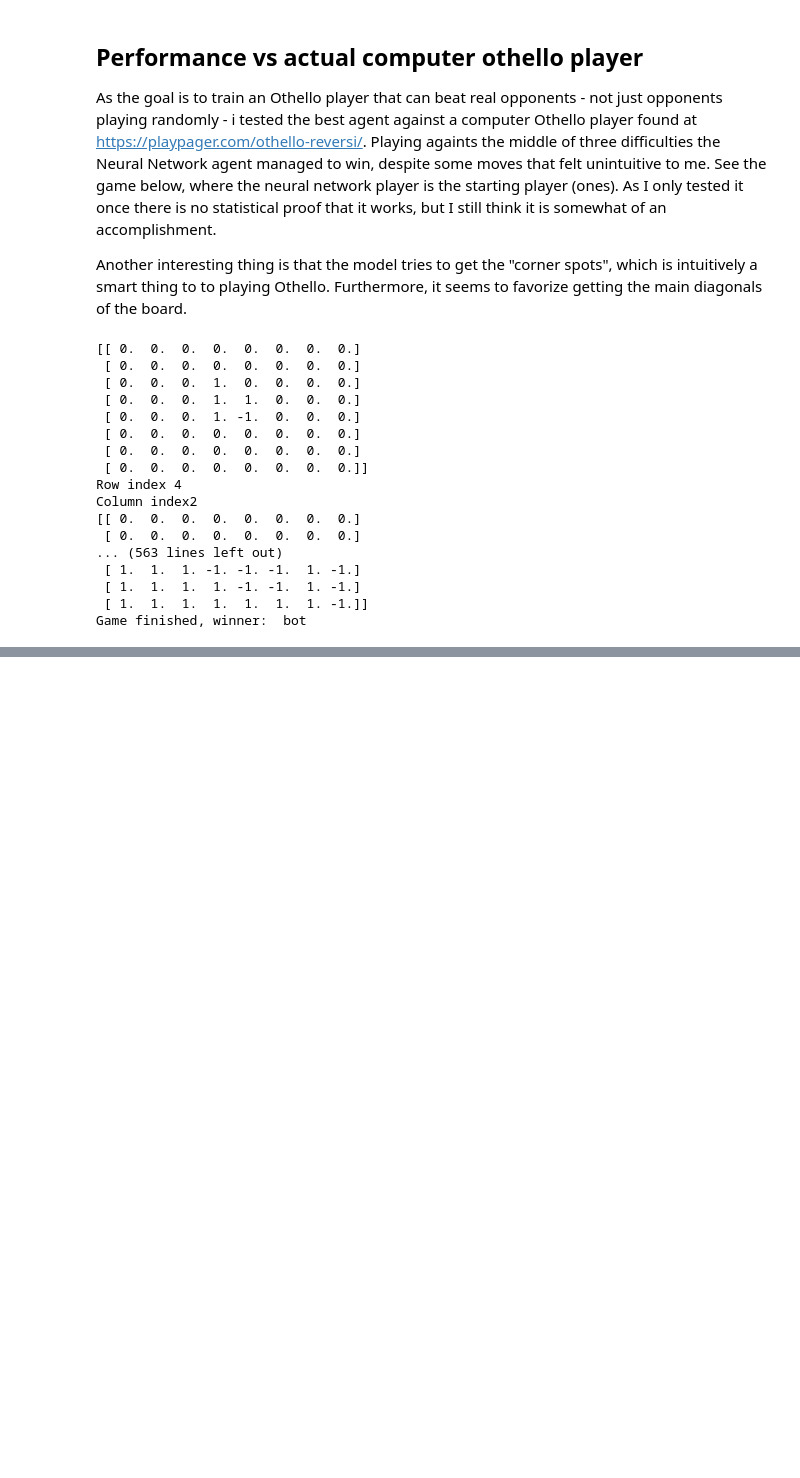
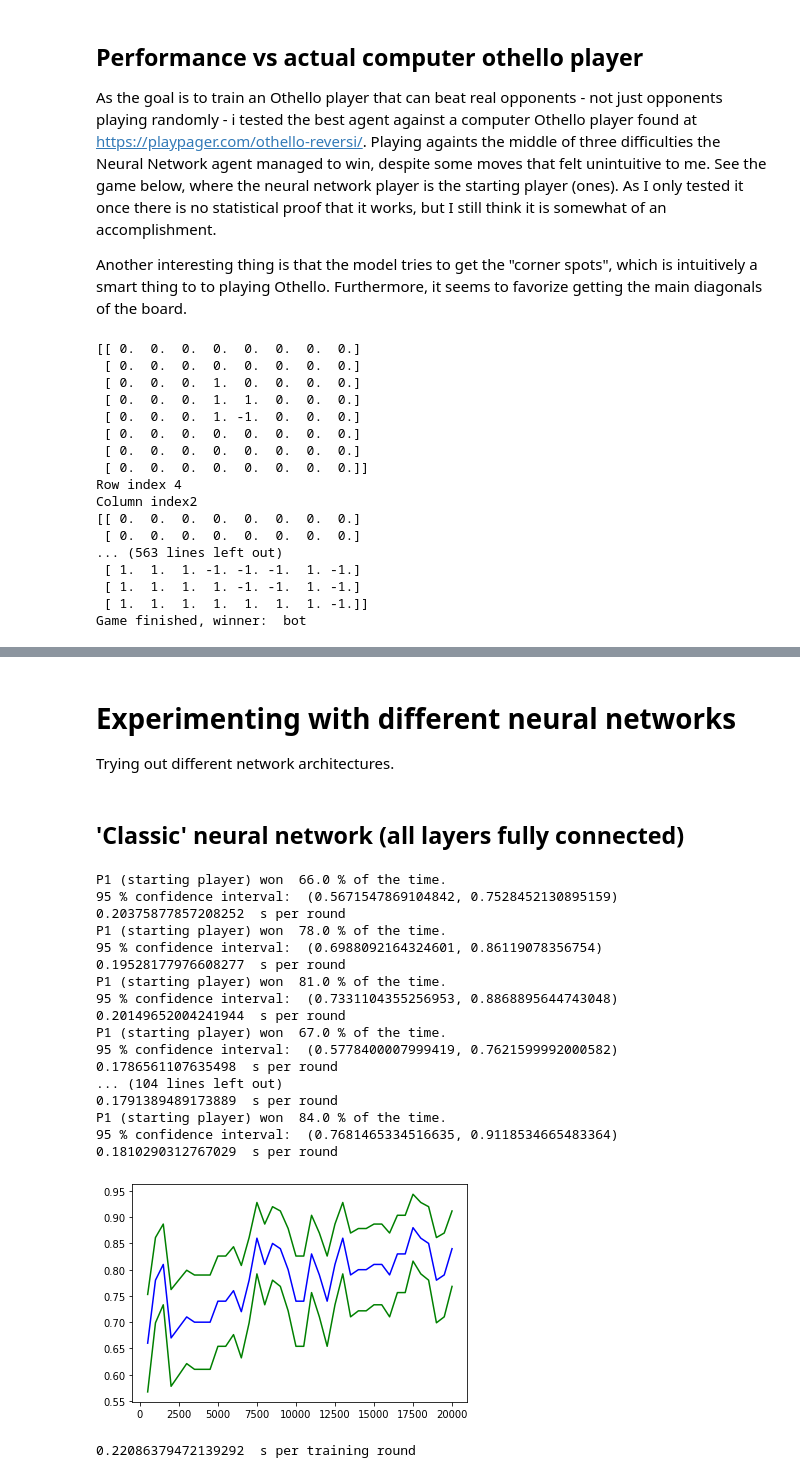
Before and after one commit to rasmushelander/othello, a Jupyter notebook: Training and evaluating models.ipynb, the cells around one changed output, grey strips where cells are left out. Drawn from its saved outputs; the diff is of its cells as text; code cells hidden in the pictures; blank space fills up the shorter version.

```diff
--- a/Training and evaluating models.ipynb
+++ b/Training and evaluating models.ipynb
@@ -407,0 +436,45 @@ Game finished, winner:  bot
+# %% [markdown]
+# Experimenting with different neural networks
+Trying out different network architectures.
+# %% [markdown]
+## 'Classic' neural network (all layers fully connected)
+# %%
+#creating network
+from keras import models, layers, optimizers
+net = models.Sequential()
+net.add(layers.Flatten())
+net.add(layers.Dense(64, activation = 'relu'))
+net.add(layers.Dense(64, activation = 'relu'))
+net.add(layers.Dense(64, activation = 'relu'))
+net.add(layers.Dense(32, activation = 'relu'))
+net.add(layers.Dense(32, activation = 'relu'))
+net.add(layers.Dense(32, activation = 'relu'))
+net.add(layers.Dense(1))
+opt = optimizers.Adam(learning_rate = 0.0001)
+net.compile(loss='mean_squared_error', optimizer = opt)
+
+#training the agent
+np.network = net
+sim = Simulation(np,rp, 20001)
+sim.train(n = 20001, update_freq = 100)
+np.save_network('nnp_8x8_16_net')
+# %% [output]
+P1 (starting player) won  66.0 % of the time.
+95 % confidence interval:  (0.5671547869104842, 0.7528452130895159)
+0.20375877857208252  s per round
+P1 (starting player) won  78.0 % of the time.
+95 % confidence interval:  (0.6988092164324601, 0.86119078356754)
+0.19528177976608277  s per round
+P1 (starting player) won  81.0 % of the time.
+95 % confidence interval:  (0.7331104355256953, 0.8868895644743048)
+0.20149652004241944  s per round
+P1 (starting player) won  67.0 % of the time.
+95 % confidence interval:  (0.5778400007999419, 0.7621599992000582)
+0.1786561107635498  s per round
+... (104 lines left out)
+0.1791389489173889  s per round
+P1 (starting player) won  84.0 % of the time.
+95 % confidence interval:  (0.7681465334516635, 0.9118534665483364)
+0.1810290312767029  s per round
+[figure, added]
+0.22086379472139292  s per training round
```
Also changed, not shown: parts of 23 cells of this notebook.
